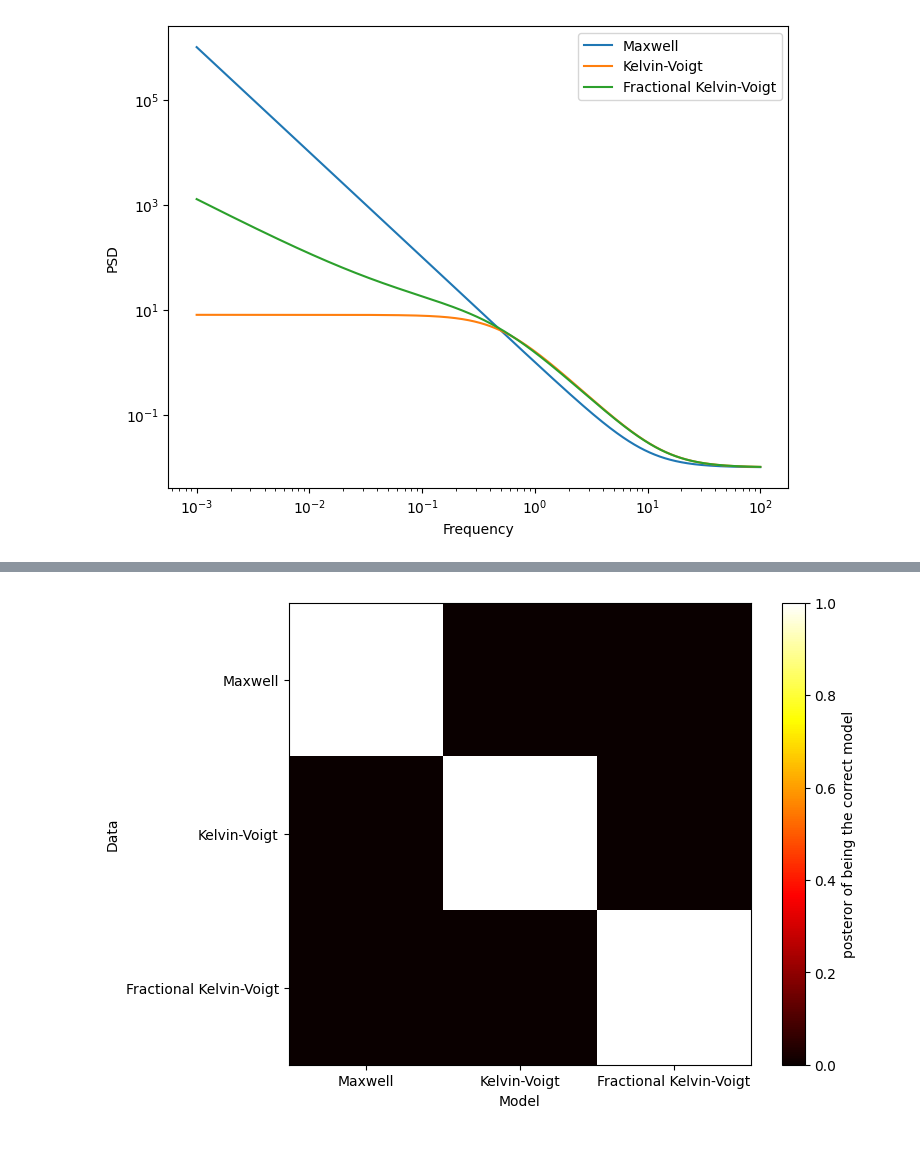
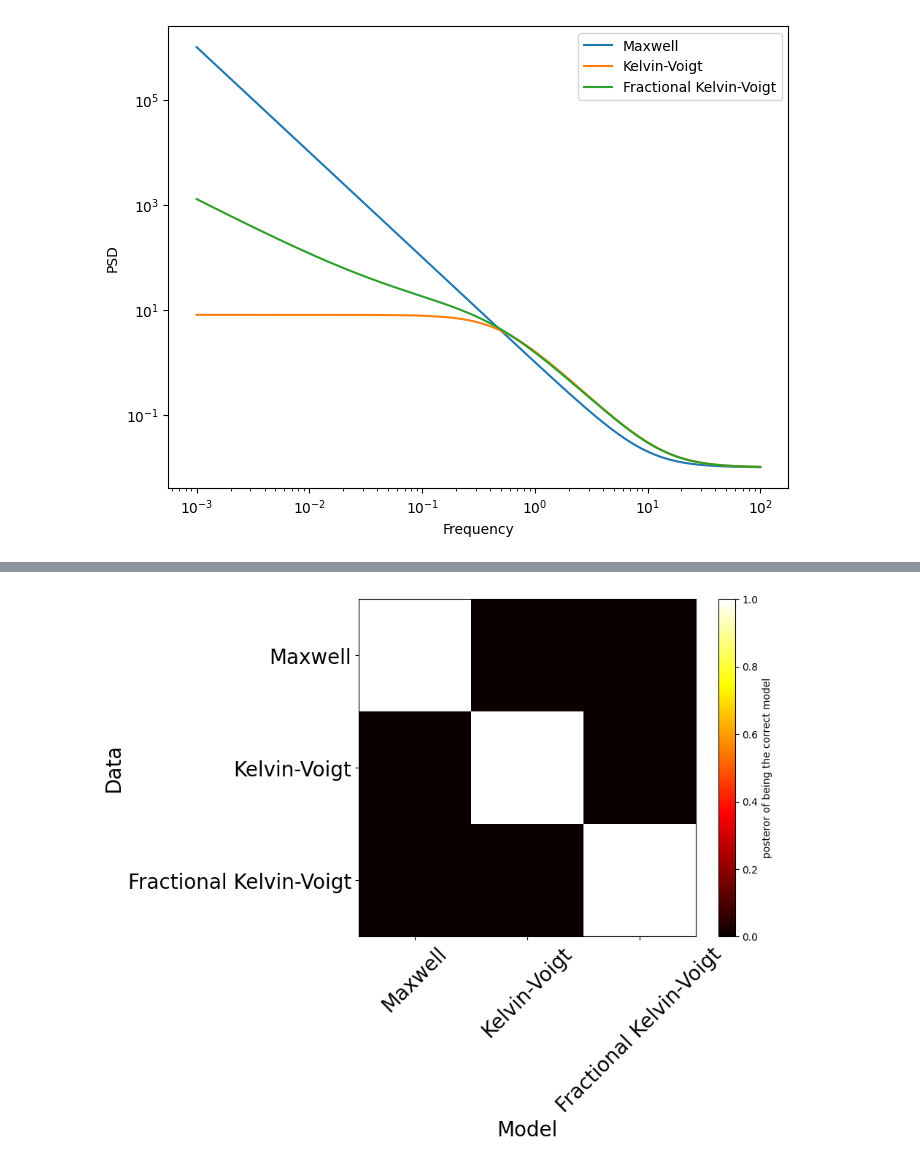
Before and after one commit to wusche1/Spctral-Noise-Filtering, a Jupyter notebook: demos/simulating_trajectories.ipynb, the cells around one changed output, grey strips where cells are left out. Drawn from its saved outputs; the diff is of its cells as text; code cells hidden in the pictures.

```diff
--- a/demos/simulating_trajectories.ipynb
+++ b/demos/simulating_trajectories.ipynb
@@ -97,22 +117,22 @@ for i, data in enumerate(Data_list):
 # %%
 #make a matrix colormap with data on the one axis and models on the other axis. In each cell, plot the NLL of the model for the data
 posteror_matrix = np.zeros((len(Data_list),3))
 for i, data in enumerate(Data_list):
     data.bayesian_update()
     posteror_matrix[i,0] = data.posterior_maxwell
     posteror_matrix[i,1] = data.posterior_kelvin_voigt
     posteror_matrix[i,2] = data.posterior_fractional_kelvin_voigt
 
 fig, ax = plt.subplots(1,1, figsize=(8,6))
 im = ax.imshow(posteror_matrix, cmap='hot', interpolation='nearest')
 plt.colorbar(im, ax=ax, label='posteror of being the correct model')
-plt.xlabel('Model')
-plt.ylabel('Data')
-plt.xticks([0,1,2], ['Maxwell', 'Kelvin-Voigt', 'Fractional Kelvin-Voigt'])
-plt.yticks([0,1,2], ['Maxwell', 'Kelvin-Voigt', 'Fractional Kelvin-Voigt'])
+plt.xlabel('Model', fontsize=20)
+plt.ylabel('Data', fontsize=20)
+plt.xticks([0,1,2], ['Maxwell', 'Kelvin-Voigt', 'Fractional Kelvin-Voigt'], fontsize=20, rotation=45)
+plt.yticks([0,1,2], ['Maxwell', 'Kelvin-Voigt', 'Fractional Kelvin-Voigt'], fontsize=20)
 plt.show()
 # %% [output]
-[figure, old version]
+[figure, new version]
 # %%
 # print the fit parameters and the posteror of the models
 for data in Data_list:
```
Also changed, not shown: parts of 8 cells of this notebook, 9 other files.
